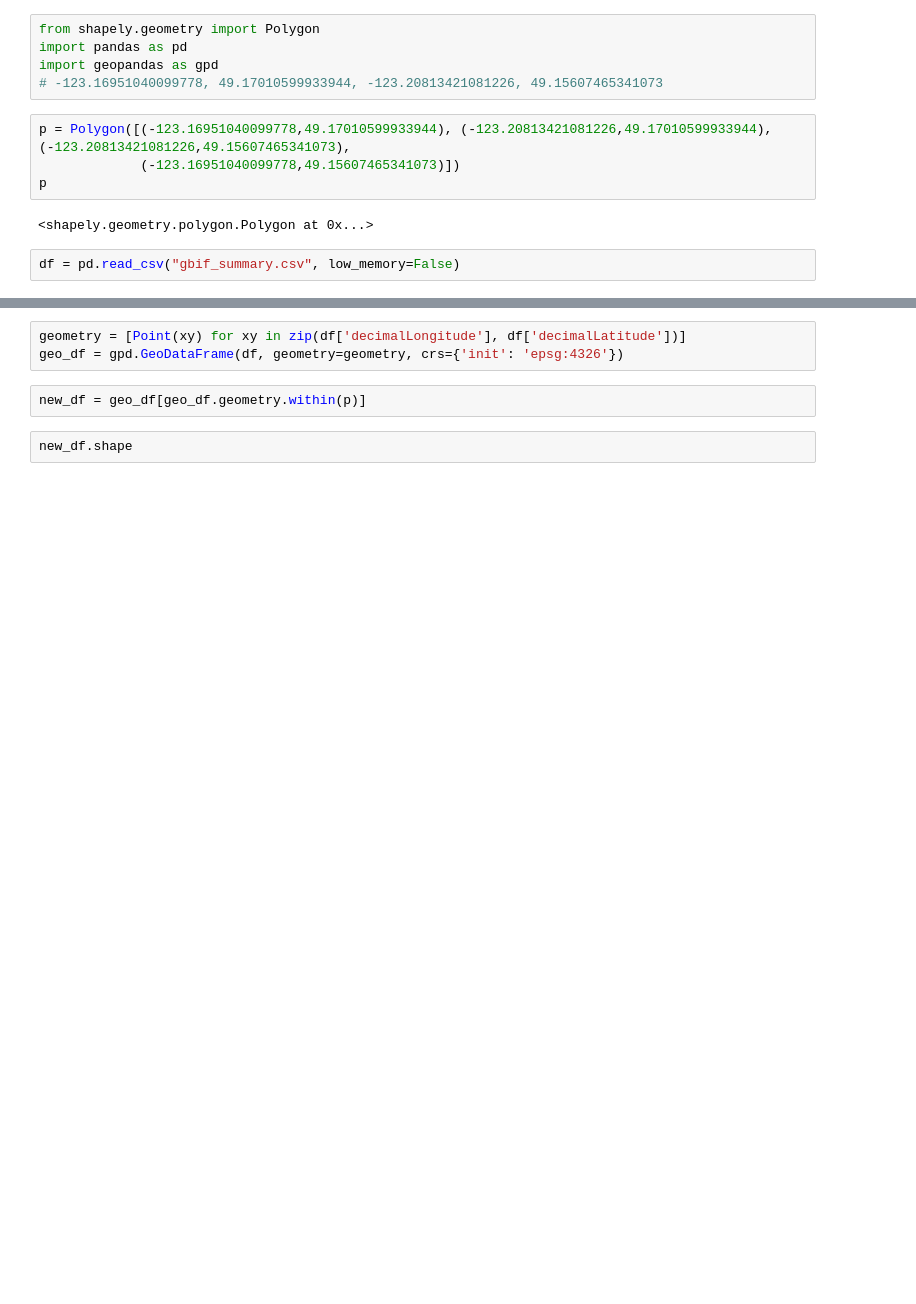
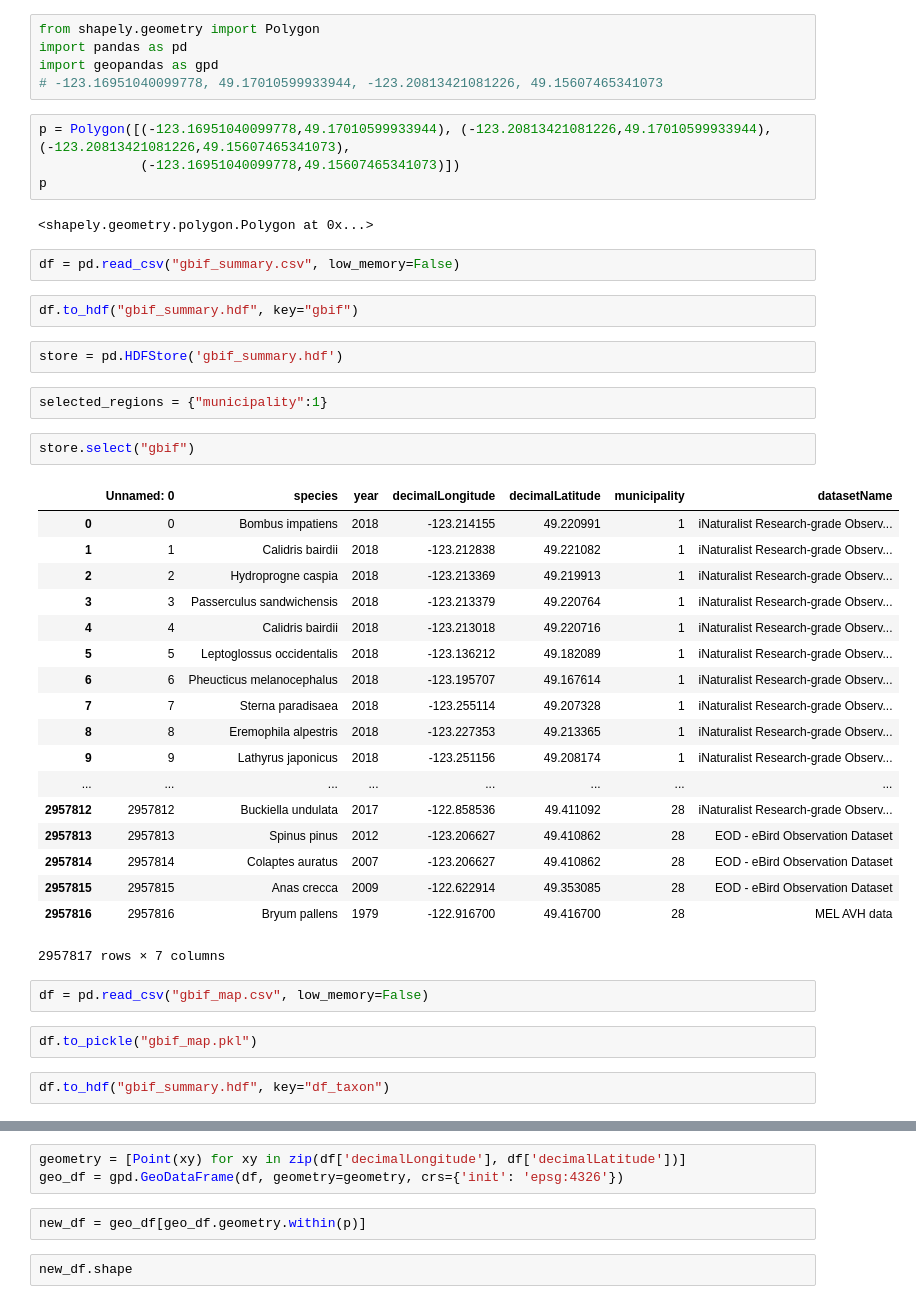
Before and after one commit to raghavaggsss/DSSG19BioDiv, a Jupyter notebook: Geopandas to GeoJson.ipynb, the cells around one changed output, grey strips where cells are left out. Drawn from its saved outputs; the diff is of its cells as text; blank space fills up the shorter version.

Commit message:
faster region plots

```diff
--- a/Geopandas to GeoJson.ipynb
+++ b/Geopandas to GeoJson.ipynb
@@ -393,3 +393,36 @@ p
 <shapely.geometry.polygon.Polygon at 0x...>
 # %%
 df = pd.read_csv("gbif_summary.csv", low_memory=False)
+# %%
+df.to_hdf("gbif_summary.hdf", key="gbif")
+# %%
+store = pd.HDFStore('gbif_summary.hdf')
+# %%
+selected_regions = {"municipality":1}
+# %%
+store.select("gbif")
+# %% [output]
+|  | Unnamed: 0 | species | year | decimalLongitude | decimalLatitude | municipality | datasetName |
+| 0 | 0 | Bombus impatiens | 2018 | -123.214155 | 49.220991 | 1 | iNaturalist Research-grade Observ... |
+| 1 | 1 | Calidris bairdii | 2018 | -123.212838 | 49.221082 | 1 | iNaturalist Research-grade Observ... |
+| 2 | 2 | Hydroprogne caspia | 2018 | -123.213369 | 49.219913 | 1 | iNaturalist Research-grade Observ... |
+| 3 | 3 | Passerculus sandwichensis | 2018 | -123.213379 | 49.220764 | 1 | iNaturalist Research-grade Observ... |
+| 4 | 4 | Calidris bairdii | 2018 | -123.213018 | 49.220716 | 1 | iNaturalist Research-grade Observ... |
+| 5 | 5 | Leptoglossus occidentalis | 2018 | -123.136212 | 49.182089 | 1 | iNaturalist Research-grade Observ... |
+| 6 | 6 | Pheucticus melanocephalus | 2018 | -123.195707 | 49.167614 | 1 | iNaturalist Research-grade Observ... |
+| 7 | 7 | Sterna paradisaea | 2018 | -123.255114 | 49.207328 | 1 | iNaturalist Research-grade Observ... |
+| 8 | 8 | Eremophila alpestris | 2018 | -123.227353 | 49.213365 | 1 | iNaturalist Research-grade Observ... |
+| 9 | 9 | Lathyrus japonicus | 2018 | -123.251156 | 49.208174 | 1 | iNaturalist Research-grade Observ... |
+| ... | ... | ... | ... | ... | ... | ... | ... |
+| 2957812 | 2957812 | Buckiella undulata | 2017 | -122.858536 | 49.411092 | 28 | iNaturalist Research-grade Observ... |
+| 2957813 | 2957813 | Spinus pinus | 2012 | -123.206627 | 49.410862 | 28 | EOD - eBird Observation Dataset |
+| 2957814 | 2957814 | Colaptes auratus | 2007 | -123.206627 | 49.410862 | 28 | EOD - eBird Observation Dataset |
+| 2957815 | 2957815 | Anas crecca | 2009 | -122.622914 | 49.353085 | 28 | EOD - eBird Observation Dataset |
+| 2957816 | 2957816 | Bryum pallens | 1979 | -122.916700 | 49.416700 | 28 | MEL AVH data |
+2957817 rows × 7 columns
+# %%
+df = pd.read_csv("gbif_map.csv", low_memory=False)
+# %%
+df.to_pickle("gbif_map.pkl")
+# %%
+df.to_hdf("gbif_summary.hdf", key="df_taxon")
```
Also changed, not shown: parts of 1 cell of this notebook, 1 other file.
